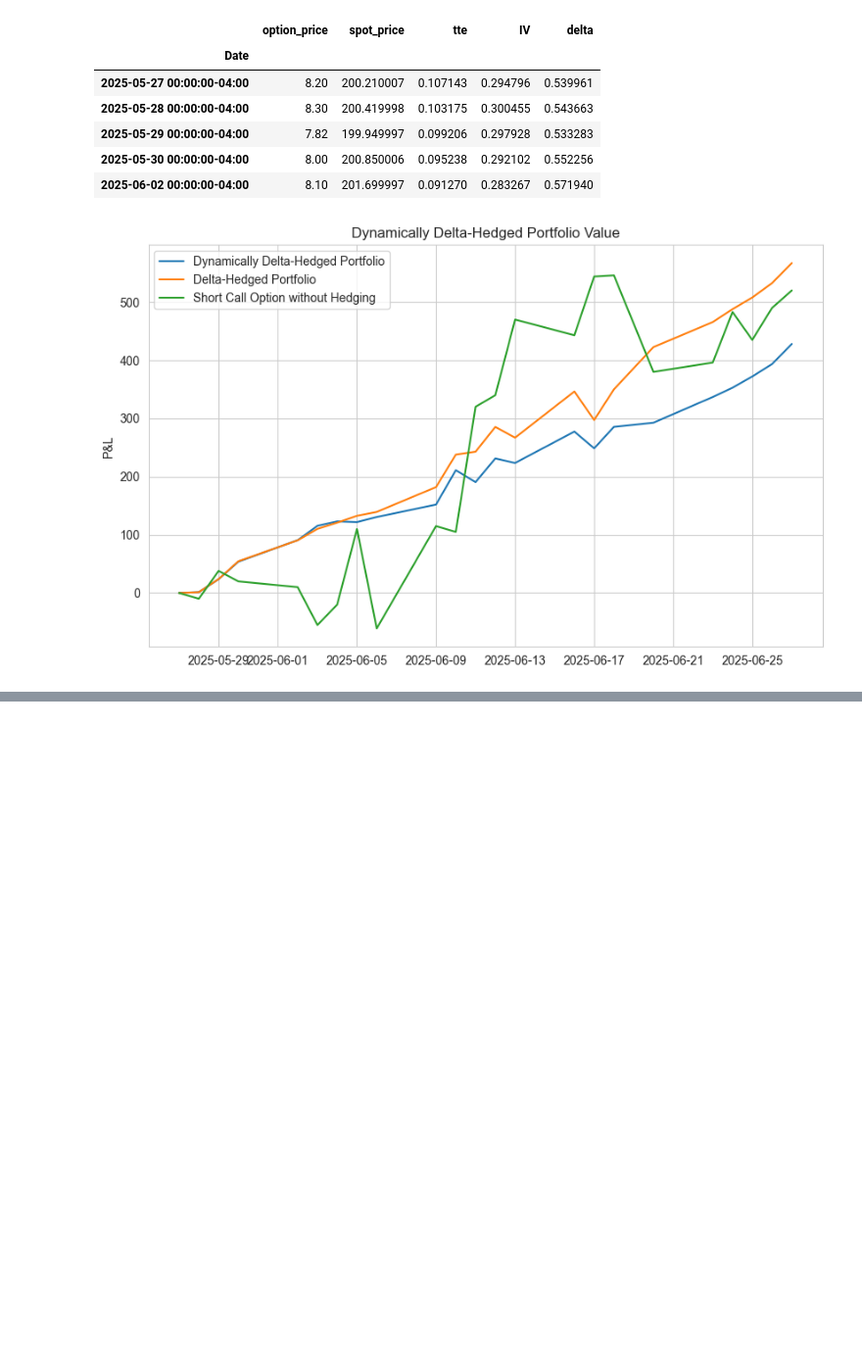
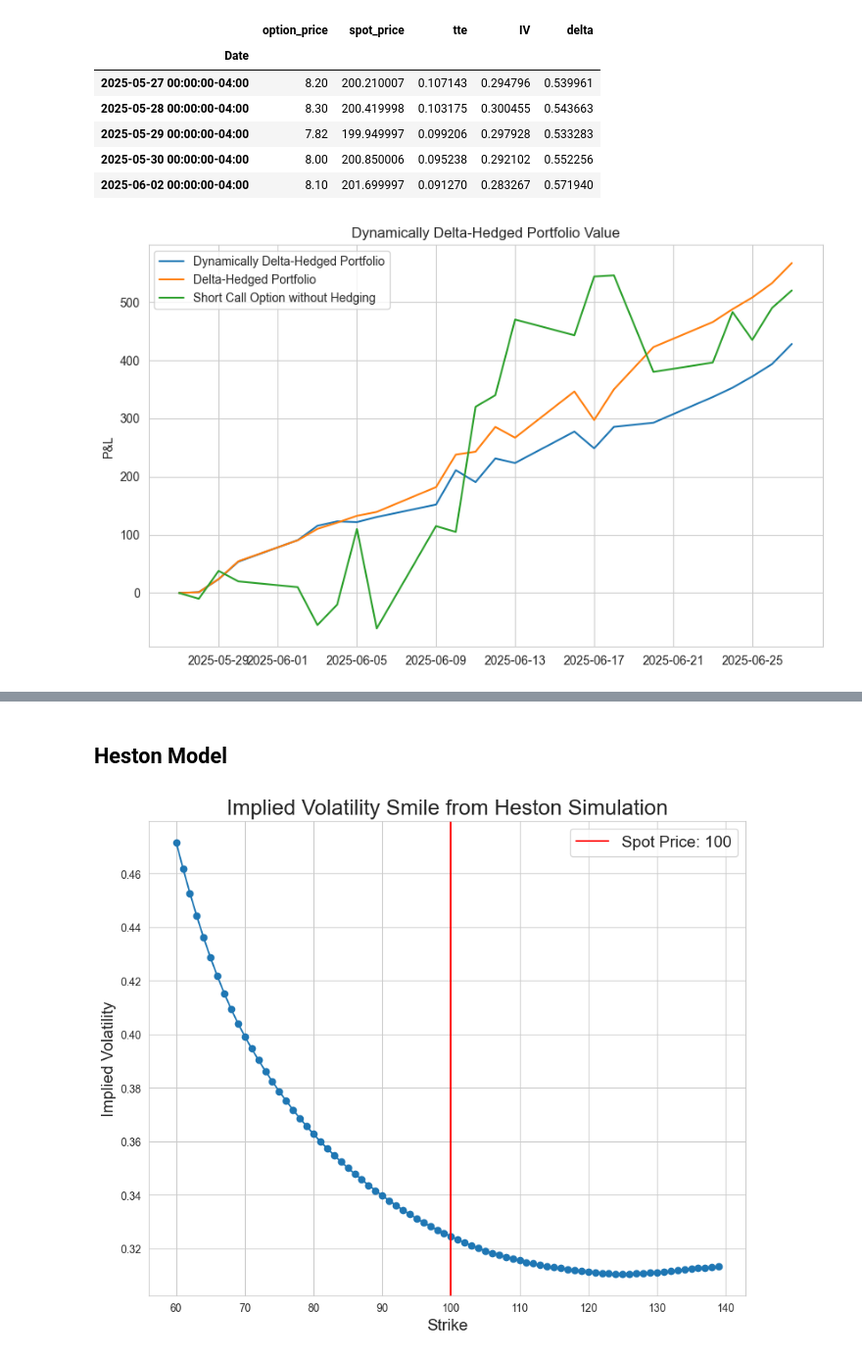
Before and after one commit to TianhaoW/ErdosQuantBootcamp, a Jupyter notebook: Erdos_Miniprojects/mini_project_4.ipynb, the cells around one changed output, grey strips where cells are left out. Shown at 98% size. Drawn from its saved outputs; the diff is of its cells as text; code cells hidden in the pictures; blank space fills up the shorter version.

```diff
--- a/Erdos_Miniprojects/mini_project_4.ipynb
+++ b/Erdos_Miniprojects/mini_project_4.ipynb
@@ -235,0 +266,57 @@ TODO
+# %% [markdown]
+## Heston Model
+# %%
+kappa = 5
+theta = .45**2
+xi = .8
+v0 = 0.2**2
+rho = -0.3
+S0 = 100
+t = 3/12
+steps = 62
+r = 0.04
+n_sims = 100000
+dt = t / steps
+mu = 0
+
+#initialize paths
+paths = np.zeros((n_sims, steps + 1))
+vols = np.zeros((n_sims, steps + 1))
+paths[:, 0] = S0
+vols[:, 0] = v0
+
+for i in range(steps):
+
+    N1 = np.random.normal(0,1, size = n_sims)
+    N2 = np.random.normal(0,1, size = n_sims)
+
+    Y = rho*N1 + np.sqrt(1-rho**2)*N2
+
+    vols[:, i+1] = np.abs(vols[:, i]+kappa*(theta - vols[:, i])*dt + xi*np.sqrt(vols[:, i]*dt)*N1)
+    paths[:, i+1] = paths[:,i]*np.exp((mu+r-.5*vols[:,i])*dt + np.sqrt(vols[:,i]*dt)*Y)
+
+
+
+
+# Option pricing
+strikes = range(int(.6*S0), int(1.4*S0))
+S_t = paths[:, -1]
+call_dict = {K: np.mean(np.maximum(S_t - K, 0)) * np.exp(-r * t) for K in strikes}
+
+
+# Compute implied vols
+implied_vol = {K: IV_call(call_dict[K], S0, K, t, r) for K in strikes}
+
+# Plot
+plt.figure(figsize = (10,8))
+plt.plot(list(implied_vol.keys()), list(implied_vol.values()), marker='o')
+plt.xlabel("Strike", size = 15)
+plt.ylabel("Implied Volatility", size = 15)
+plt.title("Implied Volatility Smile from Heston Simulation", size = 20)
+plt.grid(True)
+plt.axvline(S0, label= f'Spot Price: {S0}', color = 'red')
+
+plt.legend(fontsize = 15)
+plt.show()
+# %% [output]
+[figure, added]
```
Also changed, not shown: parts of 7 cells of this notebook, 3 other files.
